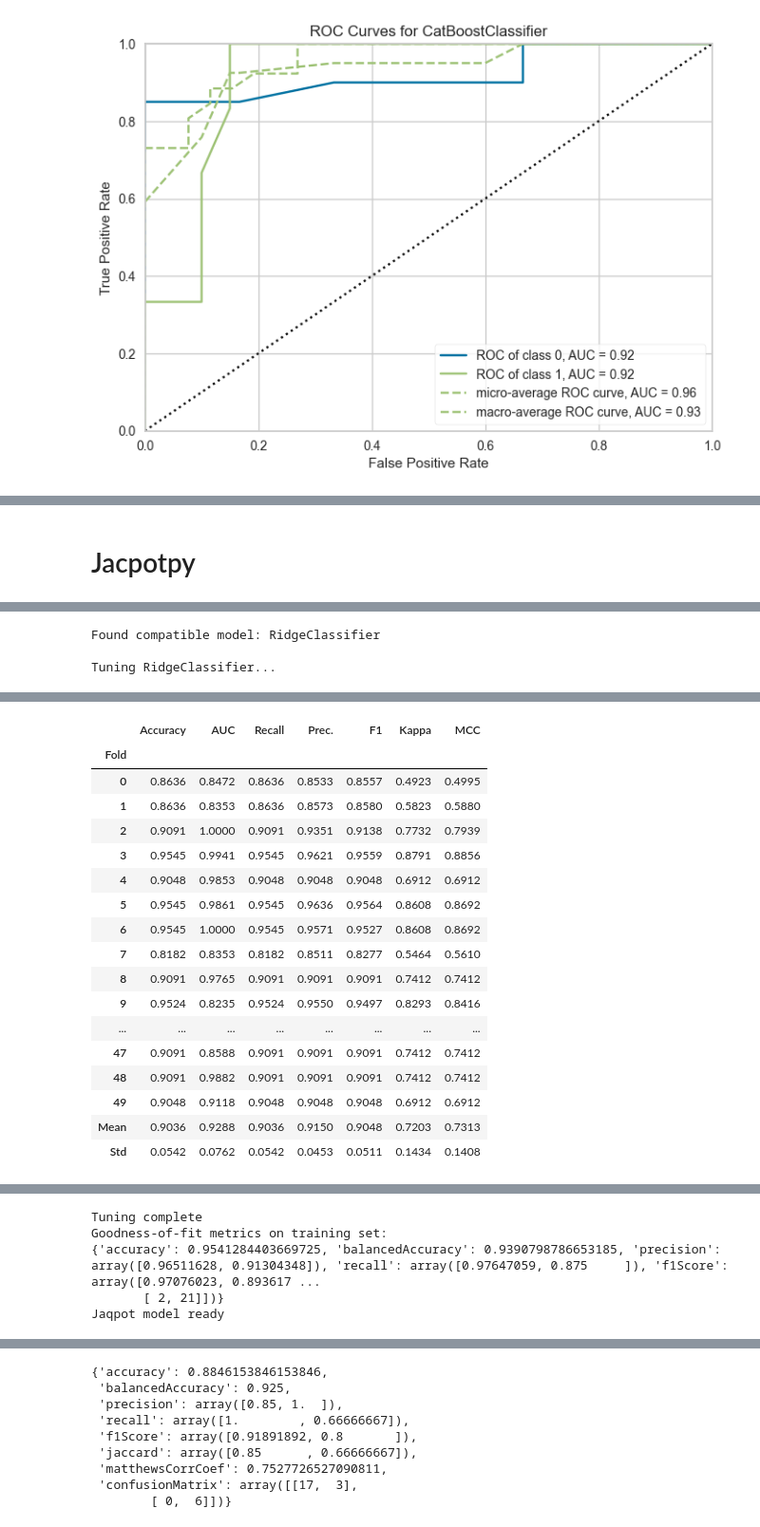
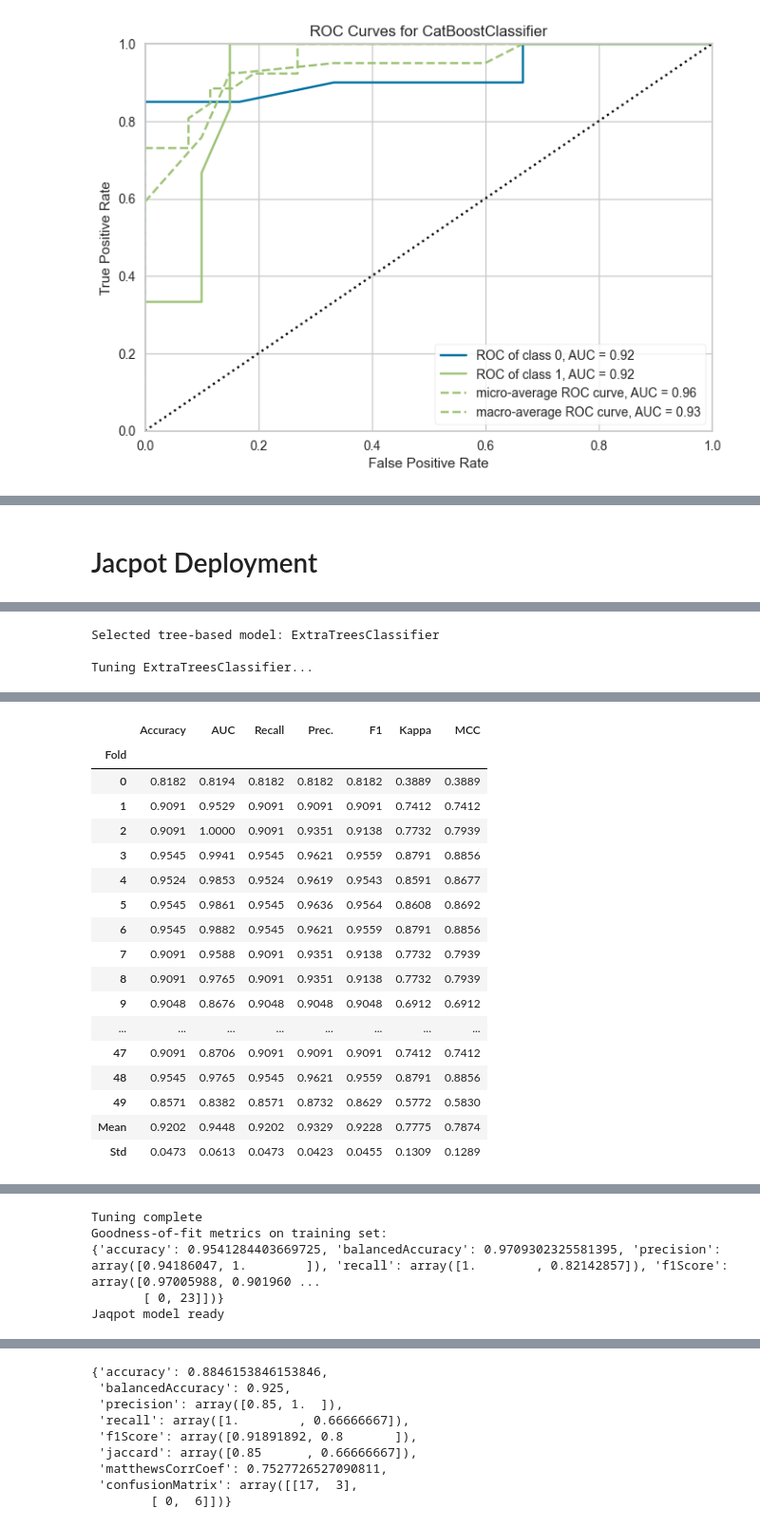
Before and after one commit to Alexangelo92/Cytotoxicity_mdpi, a Jupyter notebook: cytotoxicity_rf_classifier_MDPI_no outliers.ipynb, the cells around one changed output, grey strips where cells are left out. Shown at 95% size. Cells and saved outputs as stored; diff of their text form; code cells hidden in the pictures.

```diff
--- a/cytotoxicity_rf_classifier_MDPI_no outliers.ipynb
+++ b/cytotoxicity_rf_classifier_MDPI_no outliers.ipynb
@@ -1026,8 +1013,8 @@ sample_df_fnl.to_excel('sample_20_cytotoxicity.xlsx', index=False)
 77   not_applicable      mtt        mcf7  dmem_10fbs_pen_strep  non-toxic
 79       hydrophobe      mtt  ccd_112con               dmem_fp  non-toxic
 71       hydrophobe      mtt  ccd_112con               dmem_fp  non-toxic
-# %% [markdown]
-# Jacpotpy
+# %% [markdown]
+# Jacpot Deployment
 # %%
 # Set train dataset for jaqpot
 train_dataset = JaqpotTabularDataset(
@@ -1077,18 +1064,37 @@ JAQPOT_COMPATIBLE_CLASSIFIERS = [
     'LinearDiscriminantAnalysis',
 ]
 
-# Compare models and get results
+# Tree-based models: capture non-linear relationships in small heterogeneous
+# datasets and support exact SHAP computation via TreeExplainer
+TREE_BASED_CLASSIFIERS = {
+    'DecisionTreeClassifier',
+    'ExtraTreeClassifier',
+    'ExtraTreesClassifier',
+    'GradientBoostingClassifier',
+    'HistGradientBoostingClassifier',
+    'RandomForestClassifier',
+}
+
+# Compare models and get top 5 by MCC
 best_results = compare_models(sort='mcc', n_select=5)
 
-# Check if any of the results is compatible
+# Best Jaqpot-compatible tree-based model (MCC rank preserved from PyCaret)
 chosen_model = None
 for m in best_results:
-    if type(m).__name__ in JAQPOT_COMPATIBLE_CLASSIFIERS:
+    if type(m).__name__ in JAQPOT_COMPATIBLE_CLASSIFIERS and type(m).__name__ in TREE_BASED_CLASSIFIERS:
         chosen_model = m
-        print(f"Found compatible model: {type(m).__name__}")
+        print(f"Selected tree-based model: {type(m).__name__}")
         break
 
-# Tune the compatible model
+# Fallback to any Jaqpot-compatible model if no tree-based found
+if chosen_model is None:
+    for m in best_results:
+        if type(m).__name__ in JAQPOT_COMPATIBLE_CLASSIFIERS:
+            chosen_model = m
+            print(f"No tree-based model in top results, falling back to: {type(m).__name__}")
+            break
+
+# Tune the selected model
 print(f"\nTuning {type(chosen_model).__name__}...")
 tuned_chosen = tune_model(chosen_model,
                           optimize='mcc',
@@ -1104,7 +1110,6 @@ jaqpot_model = SklearnModel(
                             model=final_model,
                             doa=[Leverage(), BoundingBox()],
                             preprocess_x=build_preprocessor(features_num, features_cat)
-
 )
 jaqpot_model.random_seed = 1231
 jaqpot_model.fit()
@@ -1131,29 +1136,29 @@ print("Jaqpot model ready")
 [interactive output not drawn]
-Found compatible model: RidgeClassifier
+Selected tree-based model: ExtraTreesClassifier
 
-Tuning RidgeClassifier...
+Tuning ExtraTreesClassifier...
 [interactive output not drawn]
 |  | Accuracy | AUC | Recall | Prec. | F1 | Kappa | MCC |
 | Fold |  |  |  |  |  |  |  |
-| 0 | 0.8636 | 0.8472 | 0.8636 | 0.8533 | 0.8557 | 0.4923 | 0.4995 |
-| 1 | 0.8636 | 0.8353 | 0.8636 | 0.8573 | 0.8580 | 0.5823 | 0.5880 |
+| 0 | 0.8182 | 0.8194 | 0.8182 | 0.8182 | 0.8182 | 0.3889 | 0.3889 |
+| 1 | 0.9091 | 0.9529 | 0.9091 | 0.9091 | 0.9091 | 0.7412 | 0.7412 |
 | 2 | 0.9091 | 1.0000 | 0.9091 | 0.9351 | 0.9138 | 0.7732 | 0.7939 |
 | 3 | 0.9545 | 0.9941 | 0.9545 | 0.9621 | 0.9559 | 0.8791 | 0.8856 |
-| 4 | 0.9048 | 0.9853 | 0.9048 | 0.9048 | 0.9048 | 0.6912 | 0.6912 |
+| 4 | 0.9524 | 0.9853 | 0.9524 | 0.9619 | 0.9543 | 0.8591 | 0.8677 |
 | 5 | 0.9545 | 0.9861 | 0.9545 | 0.9636 | 0.9564 | 0.8608 | 0.8692 |
-| 6 | 0.9545 | 1.0000 | 0.9545 | 0.9571 | 0.9527 | 0.8608 | 0.8692 |
-| 7 | 0.8182 | 0.8353 | 0.8182 | 0.8511 | 0.8277 | 0.5464 | 0.5610 |
-| 8 | 0.9091 | 0.9765 | 0.9091 | 0.9091 | 0.9091 | 0.7412 | 0.7412 |
-| 9 | 0.9524 | 0.8235 | 0.9524 | 0.9550 | 0.9497 | 0.8293 | 0.8416 |
+| 6 | 0.9545 | 0.9882 | 0.9545 | 0.9621 | 0.9559 | 0.8791 | 0.8856 |
+| 7 | 0.9091 | 0.9588 | 0.9091 | 0.9351 | 0.9138 | 0.7732 | 0.7939 |
+| 8 | 0.9091 | 0.9765 | 0.9091 | 0.9351 | 0.9138 | 0.7732 | 0.7939 |
+| 9 | 0.9048 | 0.8676 | 0.9048 | 0.9048 | 0.9048 | 0.6912 | 0.6912 |
 | ... | ... | ... | ... | ... | ... | ... | ... |
-| 47 | 0.9091 | 0.8588 | 0.9091 | 0.9091 | 0.9091 | 0.7412 | 0.7412 |
-| 48 | 0.9091 | 0.9882 | 0.9091 | 0.9091 | 0.9091 | 0.7412 | 0.7412 |
-| 49 | 0.9048 | 0.9118 | 0.9048 | 0.9048 | 0.9048 | 0.6912 | 0.6912 |
-| Mean | 0.9036 | 0.9288 | 0.9036 | 0.9150 | 0.9048 | 0.7203 | 0.7313 |
-| Std | 0.0542 | 0.0762 | 0.0542 | 0.0453 | 0.0511 | 0.1434 | 0.1408 |
+| 47 | 0.9091 | 0.8706 | 0.9091 | 0.9091 | 0.9091 | 0.7412 | 0.7412 |
+| 48 | 0.9545 | 0.9765 | 0.9545 | 0.9621 | 0.9559 | 0.8791 | 0.8856 |
+| 49 | 0.8571 | 0.8382 | 0.8571 | 0.8732 | 0.8629 | 0.5772 | 0.5830 |
+| Mean | 0.9202 | 0.9448 | 0.9202 | 0.9329 | 0.9228 | 0.7775 | 0.7874 |
+| Std | 0.0473 | 0.0613 | 0.0473 | 0.0423 | 0.0455 | 0.1309 | 0.1289 |
 [interactive output not drawn]
 Tuning complete
 Goodness-of-fit metrics on training set:
-{'accuracy': 0.9541284403669725, 'balancedAccuracy': 0.9390798786653185, 'precision': array([0.96511628, 0.91304348]), 'recall': array([0.97647059, 0.875     ]), 'f1Score': array([0.97076023, 0.893617 ...
-       [ 2, 21]])}
+{'accuracy': 0.9541284403669725, 'balancedAccuracy': 0.9709302325581395, 'precision': array([0.94186047, 1.        ]), 'recall': array([1.        , 0.82142857]), 'f1Score': array([0.97005988, 0.901960 ...
+       [ 0, 23]])}
 Jaqpot model ready
```
Also changed, not shown: parts of 13 cells of this notebook.
